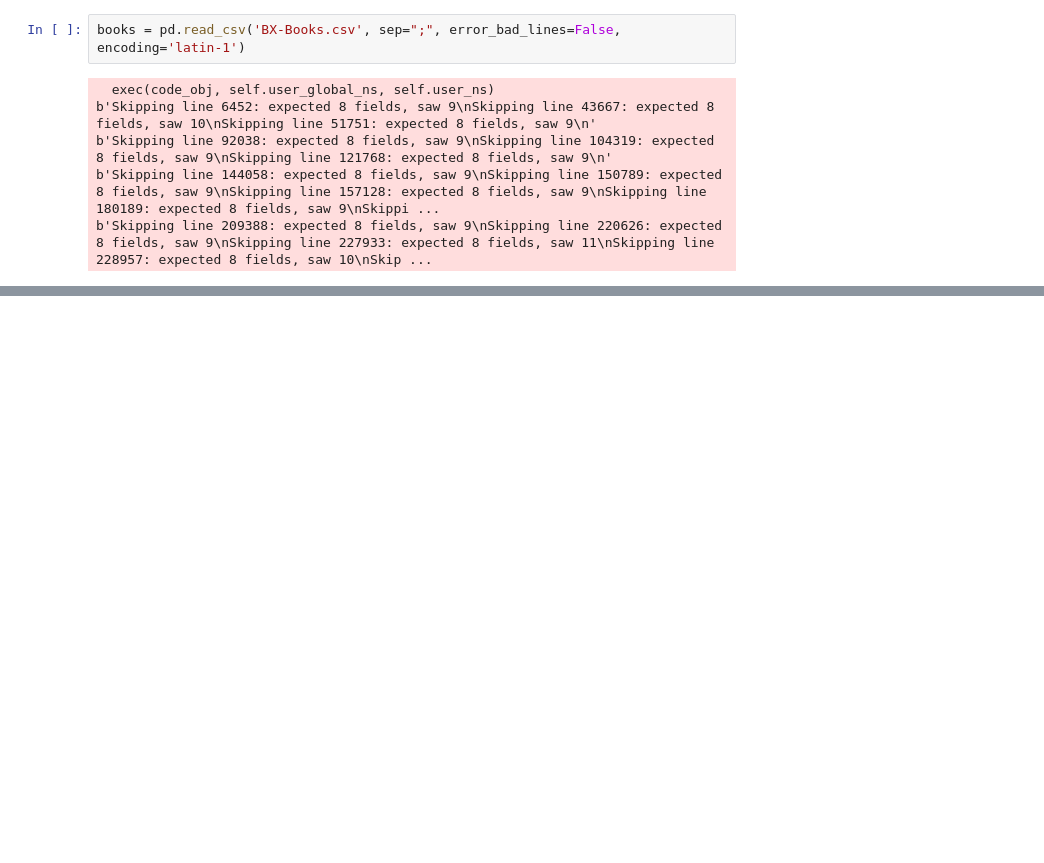
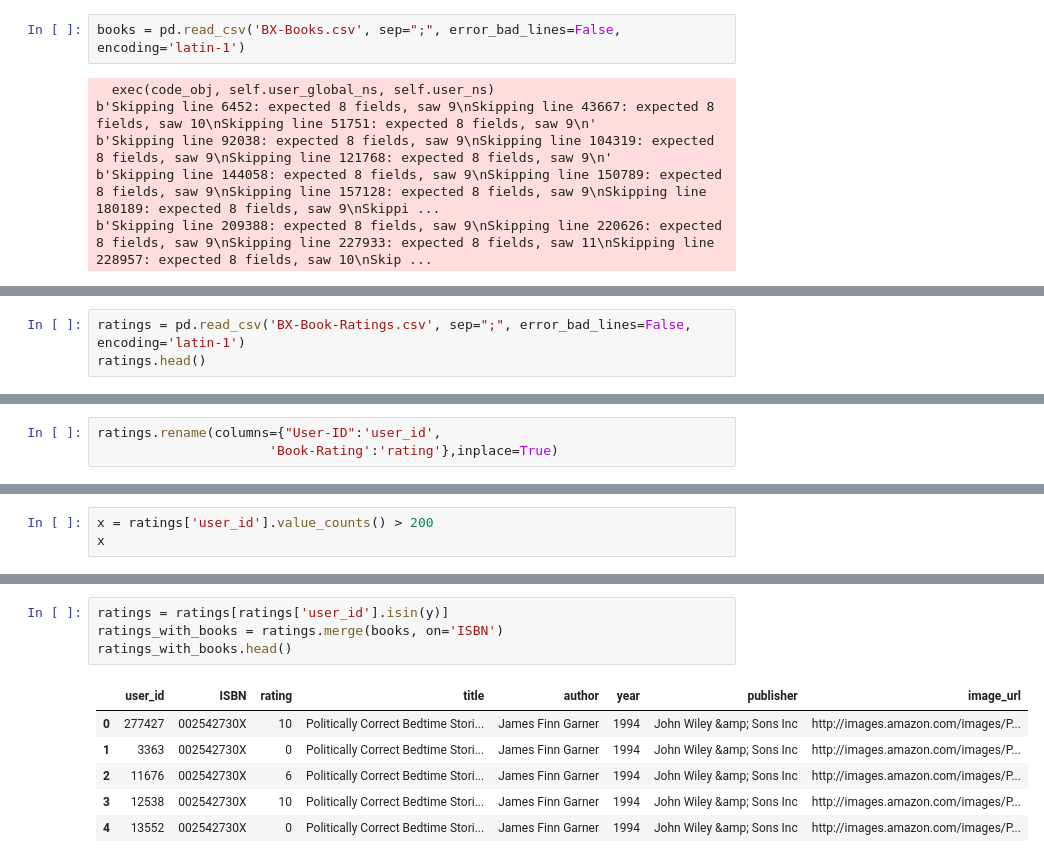
Before and after one commit to prajwalvarsh/book-recommender, a Jupyter notebook: notebooks/research.ipynb, the cells around one changed output, grey strips where cells are left out. Saved outputs shown, nothing was run; the diff lists cells and outputs as text; blank space fills up the shorter version.

```diff
--- a/notebooks/research.ipynb
+++ b/notebooks/research.ipynb
@@ -26,0 +72,3 @@ books.head()
+# %%
+ratings = pd.read_csv('BX-Book-Ratings.csv', sep=";", error_bad_lines=False, encoding='latin-1')
+ratings.head()
@@ -26,0 +89,3 @@ books.head()
+# %%
+ratings.rename(columns={"User-ID":'user_id',
+                      'Book-Rating':'rating'},inplace=True)
@@ -26,0 +114,3 @@ books.head()
+# %%
+x = ratings['user_id'].value_counts() > 200
+x
@@ -26,0 +140,11 @@ books.head()
+# %%
+ratings = ratings[ratings['user_id'].isin(y)]
+ratings_with_books = ratings.merge(books, on='ISBN')
+ratings_with_books.head()
+# %% [output]
+|  | user_id | ISBN | rating | title | author | year | publisher | image_url |
+| 0 | 277427 | 002542730X | 10 | Politically Correct Bedtime Stori... | James Finn Garner | 1994 | John Wiley &amp; Sons Inc | http://images.amazon.com/images/P... |
+| 1 | 3363 | 002542730X | 0 | Politically Correct Bedtime Stori... | James Finn Garner | 1994 | John Wiley &amp; Sons Inc | http://images.amazon.com/images/P... |
+| 2 | 11676 | 002542730X | 6 | Politically Correct Bedtime Stori... | James Finn Garner | 1994 | John Wiley &amp; Sons Inc | http://images.amazon.com/images/P... |
+| 3 | 12538 | 002542730X | 10 | Politically Correct Bedtime Stori... | James Finn Garner | 1994 | John Wiley &amp; Sons Inc | http://images.amazon.com/images/P... |
+| 4 | 13552 | 002542730X | 0 | Politically Correct Bedtime Stori... | James Finn Garner | 1994 | John Wiley &amp; Sons Inc | http://images.amazon.com/images/P... |
```
Also changed, not shown: parts of 22 cells of this notebook.
